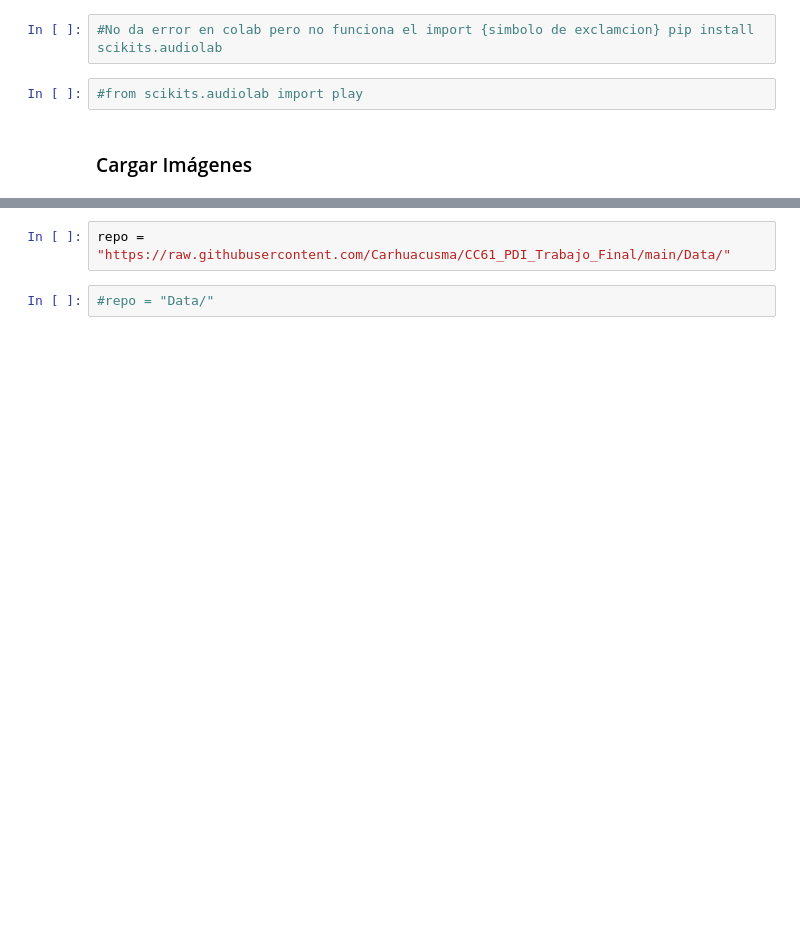
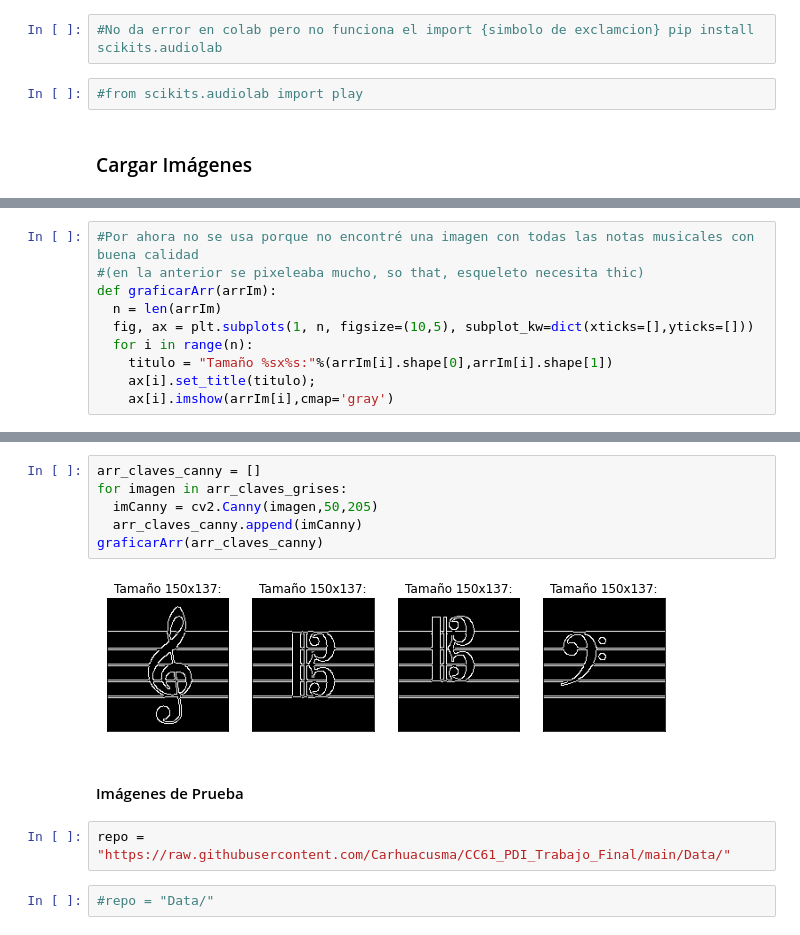
Before and after one commit to Carhuacusma/CC61_PDI_Trabajo_Final, a Jupyter notebook: CC61_PDI_Trabajo_Final.ipynb, the cells around one changed output, grey strips where cells are left out. Drawn from its saved outputs; the diff is of its cells as text; blank space fills up the shorter version.

```diff
--- a/CC61_PDI_Trabajo_Final.ipynb
+++ b/CC61_PDI_Trabajo_Final.ipynb
@@ -90,0 +110,10 @@ from google.colab.patches import cv2_imshow
+# %%
+#Por ahora no se usa porque no encontré una imagen con todas las notas musicales con buena calidad
+#(en la anterior se pixeleaba mucho, so that, esqueleto necesita thic)
+def graficarArr(arrIm):
+  n = len(arrIm)
+  fig, ax = plt.subplots(1, n, figsize=(10,5), subplot_kw=dict(xticks=[],yticks=[]))
+  for i in range(n):
+    titulo = "Tamaño %sx%s:"%(arrIm[i].shape[0],arrIm[i].shape[1])
+    ax[i].set_title(titulo);
+    ax[i].imshow(arrIm[i],cmap='gray')
@@ -91,3 +129,13 @@ from google.colab.patches import cv2_imshow
+# %%
+arr_claves_canny = []
+for imagen in arr_claves_grises:
+  imCanny = cv2.Canny(imagen,50,205)
+  arr_claves_canny.append(imCanny)
+graficarArr(arr_claves_canny)
+# %% [output]
+[figure, added]
+# %% [markdown]
+#### Imágenes de Prueba
 # %%
 repo = "https://raw.githubusercontent.com/Carhuacusma/CC61_PDI_Trabajo_Final/main/Data/"
 # %%
```
Also changed, not shown: parts of 18 cells of this notebook.
